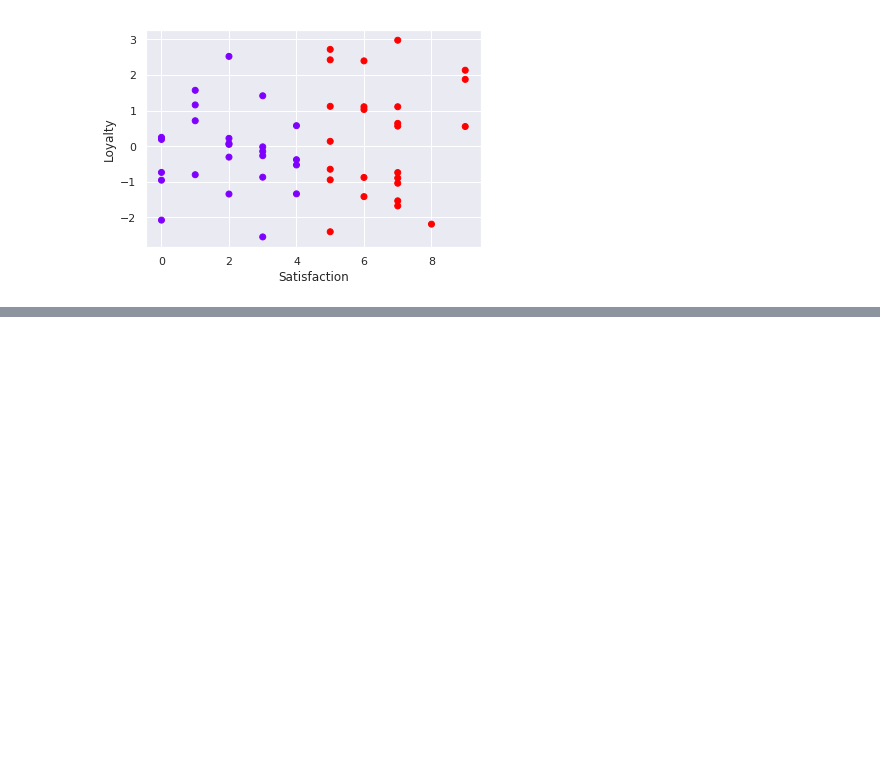
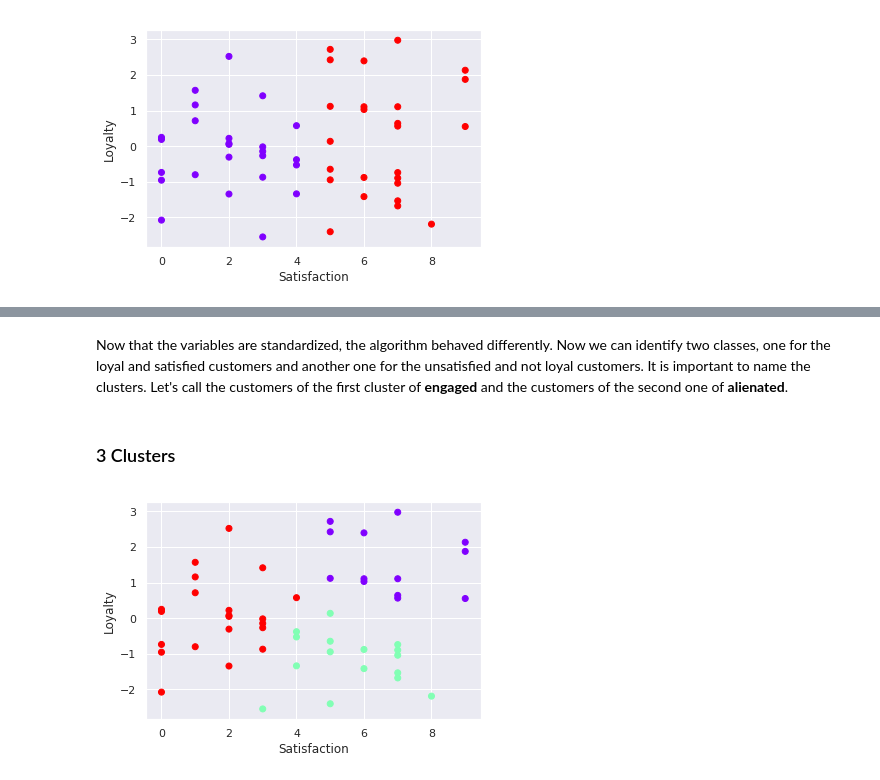
Before and after one commit to alexandrehsd/cluster-analysis, a Jupyter notebook: Cluster Analysis.ipynb, the cells around one changed output, grey strips where cells are left out. Cells and saved outputs as stored; diff of their text form; code cells hidden in the pictures; blank space fills up the shorter version.

```diff
--- a/Cluster Analysis.ipynb
+++ b/Cluster Analysis.ipynb
@@ -413,0 +494,8 @@ Well, doesn't it consider the loyalty values? Apparently no! That's due to the f
+# %% [markdown]
+Now that the variables are standardized, the algorithm behaved differently. Now we can identify two classes, one for the loyal and satisfied customers and another one for the unsatisfied and not loyal customers. It is important to name the clusters. Let's call the customers of the first cluster of **engaged** and the customers of the second one of **alienated**.
+# %% [markdown]
+### 3 Clusters
+# %%
+clust(3, std_data)
+# %% [output]
+[figure, added]
```
Also changed, not shown: parts of 33 cells of this notebook.
